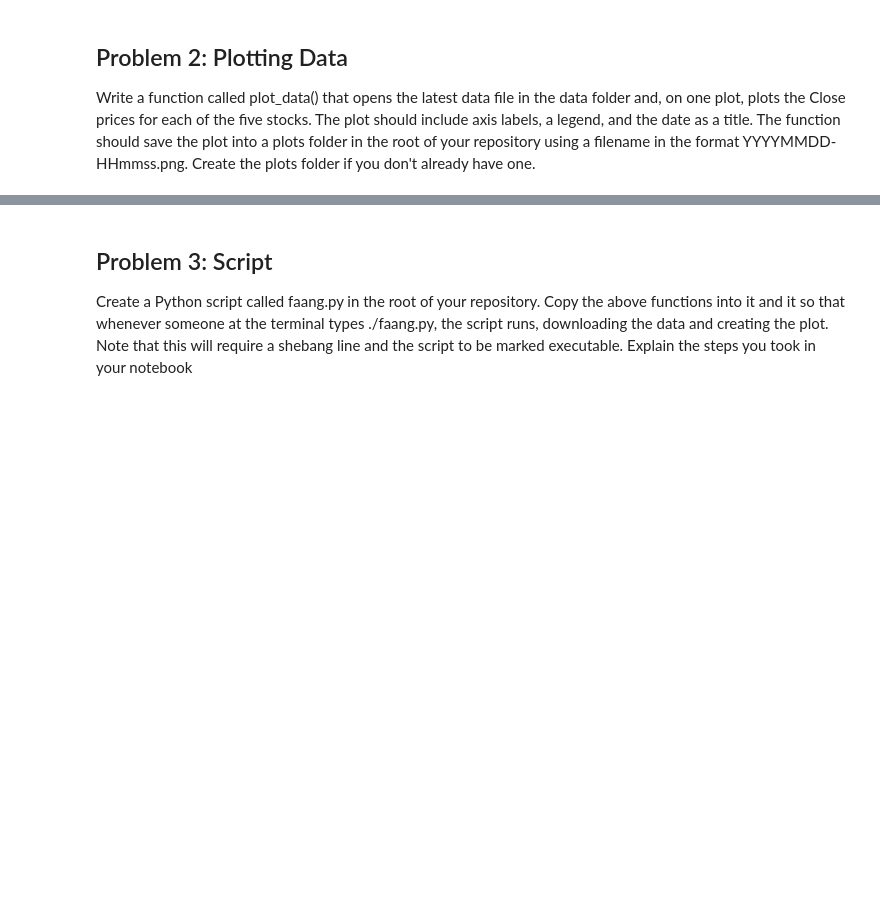
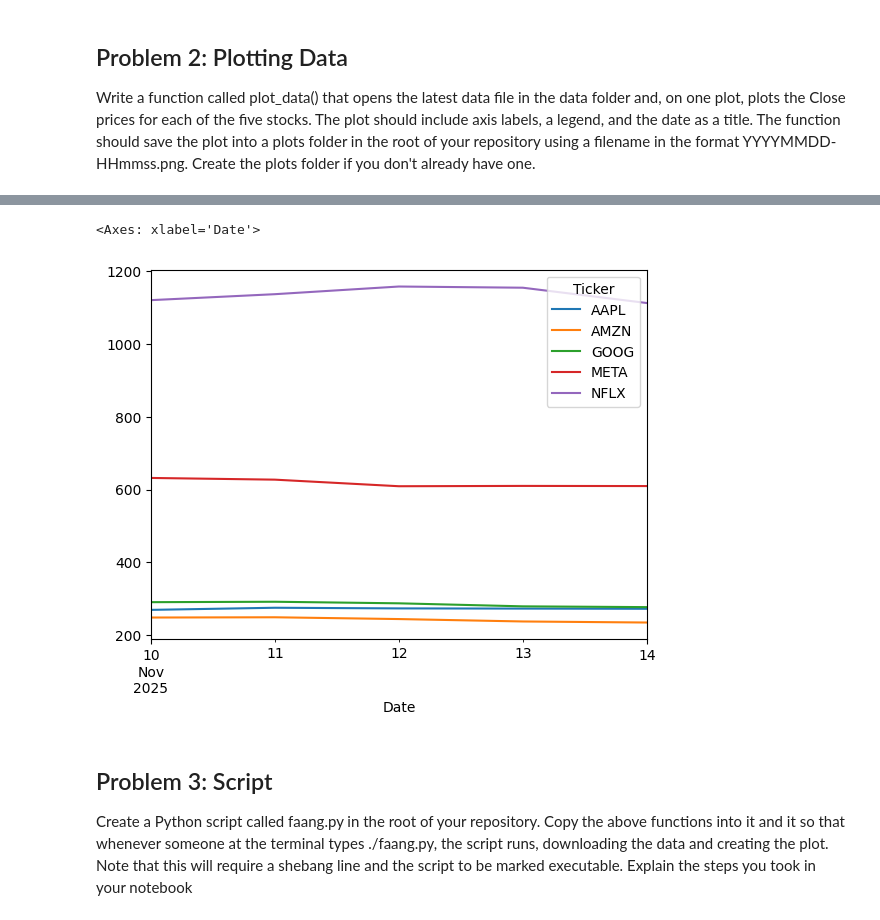
Before and after one commit to Mr-Scarf/computer-infrastructure, a Jupyter notebook: problems.ipynb, the cells around one changed output, grey strips where cells are left out. Saved outputs shown, nothing was run; the diff lists cells and outputs as text; code cells hidden in the pictures; blank space fills up the shorter version.

Commit message:
Add Problem 2 - Plotting Data (28)

```diff
--- a/problems.ipynb
+++ b/problems.ipynb
@@ -110,3 +134,12 @@ Write a function called plot_data() that opens the latest data file in the data
+# %%
+#Closing prices for 5 stocks - put as variable so can easily amend single line if future stocks added
+closing_Prices = df['Close']
+
+# Plot the closing prices
+closing_Prices.plot()
+# %% [output]
+<Axes: xlabel='Date'>
+[figure, added]
 # %% [markdown]
 ## Problem 3: Script
 
```
Also changed, not shown: parts of 6 cells of this notebook, 3 other files.
